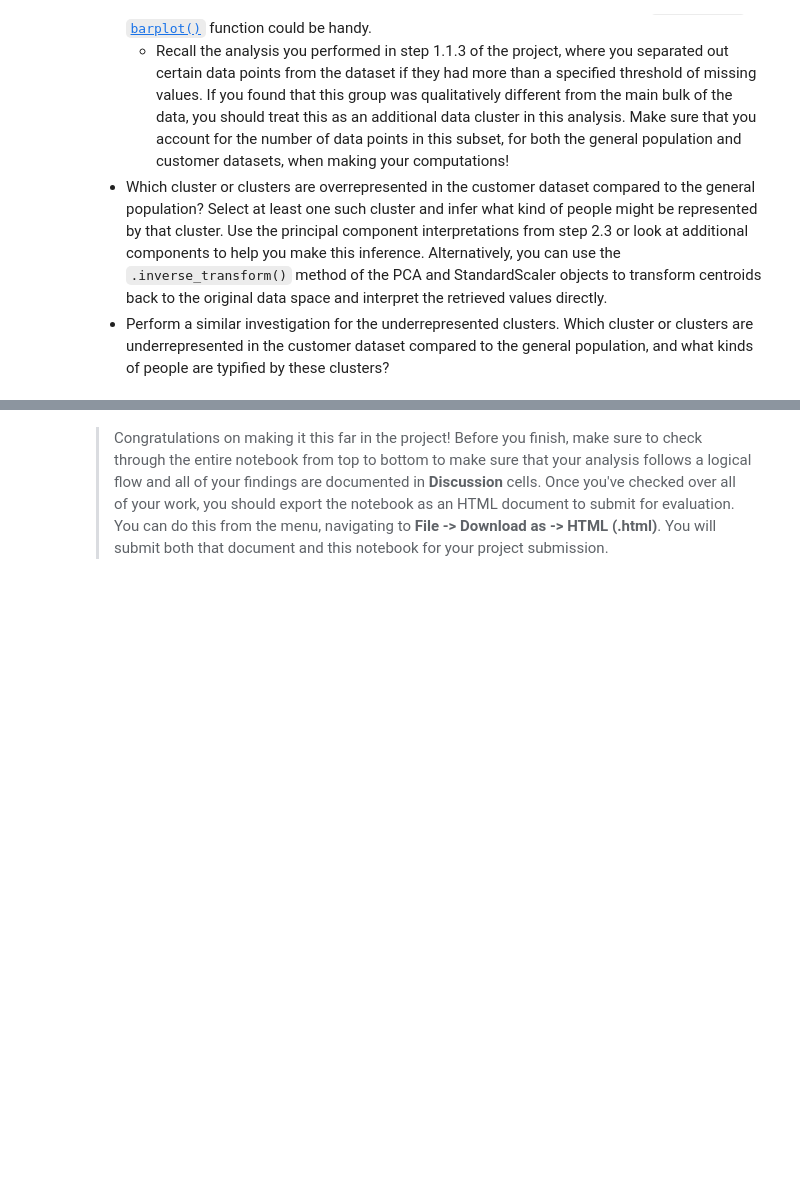
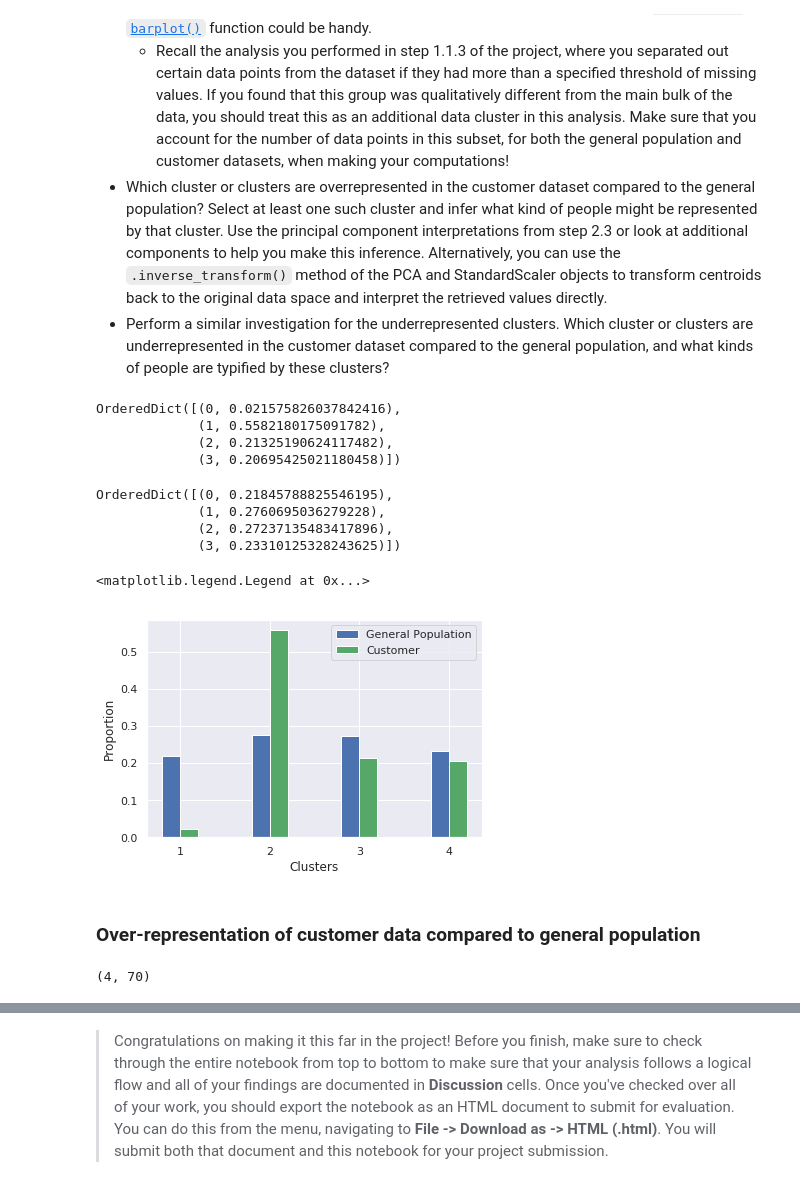
Before and after one commit to nirajpandkar/arvato-customer-segment-identification, a Jupyter notebook: Identify_Customer_Segments.ipynb, the cells around one changed output, grey strips where cells are left out. Saved outputs shown, nothing was run; the diff lists cells and outputs as text; code cells hidden in the pictures; blank space fills up the shorter version.

```diff
--- a/Identify_Customer_Segments.ipynb
+++ b/Identify_Customer_Segments.ipynb
@@ -691,3 +953,5 @@ customers =
 # Apply preprocessing, feature transformation, and clustering from the general
 # demographics onto the customer data, obtaining cluster predictions for the
 # customer demographics data.
+
+customer_clean = clean_data(customer, feat_info, 20)
@@ -709,0 +998,53 @@ Take a look at the following points in this step:
+# %%
+def generate_proportions(labels):
+    """
+
+    Arguments:
+        labels: An array of labels after kmeans predict() method.
+
+    Returns:
+        proportions_dict: A sorted-by-key dictionary with labels as the keys and proportion of labels out of the total
+                          as the values.
+    """
+    labels_count = Counter(labels)
+    total = len(labels)
+
+    label_proportion = {key: values / total for key, values in labels_count.items()}
+    label_proportion_ordered = OrderedDict(sorted(label_proportion.items(), key=lambda t: t[0]))
+
+    return label_proportion_ordered
+# %%
+customer_proportion = generate_proportions(customer_indices)
+customer_proportion
+# %% [output]
+OrderedDict([(0, 0.021575826037842416),
+             (1, 0.5582180175091782),
+             (2, 0.21325190624117482),
+             (3, 0.20695425021180458)])
+# %%
+population_proportion = generate_proportions(indices)
+population_proportion
+# %% [output]
+OrderedDict([(0, 0.21845788825546195),
+             (1, 0.2760695036279228),
+             (2, 0.27237135483417896),
+             (3, 0.23310125328243625)])
+# %%
+x=np.array(list(customer_proportion.keys()))
+
+customer = list(customer_proportion.values())
+population = list(population_proportion.values())
+ax = plt.subplot(111)
+ax.bar(x, population, width = 0.2, color = 'b', align = 'center', label = "General Population")
+ax.bar(x + 0.2, customer, width = 0.2, color = 'g', align = 'center', label = "Customer")
+
+x+=1
+plt.xlabel("Clusters")
+plt.xticks(np.arange(len(x))+0.1, x)
+plt.ylabel("Proportion")
+plt.legend()
+# %% [output]
+<matplotlib.legend.Legend at 0x...>
+[figure, added]
+# %% [markdown]
+### Over-representation of customer data compared to general population
@@ -709,0 +1053,7 @@ Take a look at the following points in this step:
+# %%
+centers = kmeans.cluster_centers_
+pca_inverse = pca.inverse_transform(centers)
+scale_inverse = scaler.inverse_transform(pca_inverse)
+scale_inverse.shape
+# %% [output]
+(4, 70)
```
Also changed, not shown: parts of 68 cells of this notebook.
